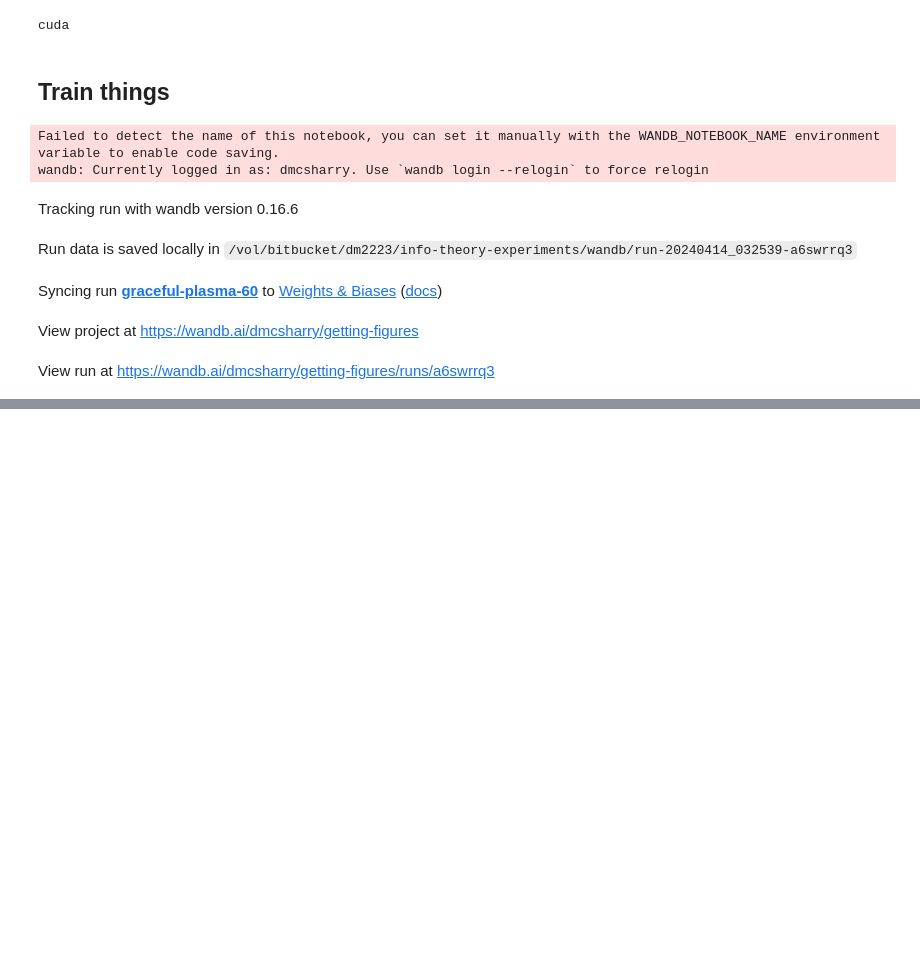
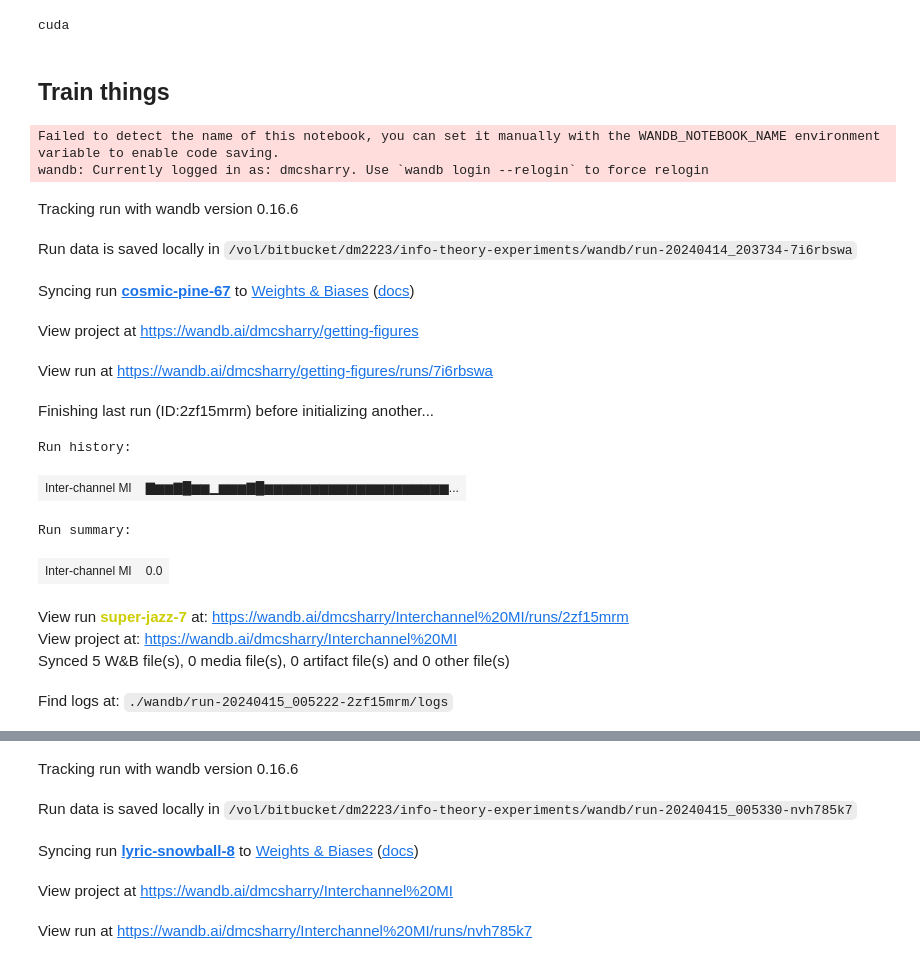
Before and after one commit to David-McSharry/info-theory-experiments, a Jupyter notebook: many_down_critics_ecog.ipynb, the cells around one changed output, grey strips where cells are left out. Saved outputs shown, nothing was run; the diff lists cells and outputs as text; code cells hidden in the pictures; blank space fills up the shorter version.

Commit message:
added MI test between channels

```diff
--- a/many_down_critics_ecog.ipynb
+++ b/many_down_critics_ecog.ipynb
@@ -115,6 +154,6 @@ class DownwardCritic(nn.Module):
 # %%
 config = {
-    "batch_size": 1000,
+    "batch_size": 5000,
     "num_atoms": 64,
     "feature_size": 1,
     "clip": 5,
@@ -185,7 +224,7 @@ for dc in downward_critics:
 ## TRAIN FEATURE NETWORK
 ##
 
-epochs = 10
+epochs = 5
 
 for _ in tqdm.tqdm(range(epochs), desc='Training'):
     for batch_num, batch in enumerate(trainloader):
@@ -249,7 +288,7 @@ for _ in tqdm.tqdm(range(epochs), desc='Training'):
 Failed to detect the name of this notebook, you can set it manually with the WANDB_NOTEBOOK_NAME environment variable to enable code saving.
 wandb: Currently logged in as: dmcsharry. Use `wandb login --relogin` to force relogin
 Tracking run with wandb version 0.16.6
-Run data is saved locally in /vol/bitbucket/dm2223/info-theory-experiments/wandb/run-20240414_032539-a6swrrq3
+Run data is saved locally in /vol/bitbucket/dm2223/info-theory-experiments/wandb/run-20240414_203734-7i6rbswa
-Syncing run graceful-plasma-60 to Weights & Biases (docs)
+Syncing run cosmic-pine-67 to Weights & Biases (docs)
 View project at https://wandb.ai/dmcsharry/getting-figures
-View run at https://wandb.ai/dmcsharry/getting-figures/runs/a6swrrq3
+View run at https://wandb.ai/dmcsharry/getting-figures/runs/7i6rbswa
@@ -259,0 +295,51 @@ torch.save(feature_network.state_dict(), "promising_hmmm_f.pth")
+# %%
+
+##
+## Finding the MI between different channels
+##
+
+dataset = torch.load("data/ecog_data_pairs.pth")
+trainloader = torch.utils.data.DataLoader(dataset, batch_size=2000, shuffle=False)
+
+wandb.init(project="Interchannel MI")
+
+channel_critic = NoSpectralDownwardCritic(
+    feature_size=1, # replacing the feature with a channel which is dim 1
+    critic_output_size=8,
+    hidden_sizes_v_critic=[64, 512, 1028, 512],
+    hidden_sizes_xi_critic=[64, 512, 1028, 512],
+    include_bias=True
+).to(device)
+
+channel_critic_optim = torch.optim.Adam(channel_critic.parameters(), lr=1e-5, weight_decay=1e-6)
+
+epochs = 20
+
+channels = (1,2)
+
+for _ in tqdm.tqdm(range(epochs), desc='Training a SMILE estimator for interchannel MI'):
+    for batch_num, batch in enumerate(trainloader):
+        x0 = batch[:, 0].to(device).float()
+        x1 = batch[:, 1].to(device).float()
+
+        channel_i = x0[:, channels[0]].unsqueeze(1)
+        channel_j = x0[:, channels[1]].unsqueeze(1)
+
+        scores = channel_critic(channel_j, channel_i)
+        MI = estimate_mutual_information('smile', scores, clip=1)
+        loss = -MI
+        loss.backward()
+        channel_critic_optim.step()
+        wandb.log({
+            "Inter-channel MI": MI
+        })
+# %% [output]
+Finishing last run (ID:2zf15mrm) before initializing another...
+Run history:
+| Inter-channel MI | ▇▆▆▇█▆▆▁▆▆▆▇█▆▆▆▆▆▆▆▆▆▆▆▆▆▆▆▆▆▆▆▆... |
+Run summary:
+| Inter-channel MI | 0.0 |
+View run super-jazz-7 at: https://wandb.ai/dmcsharry/Interchannel%20MI/runs/2zf15mrm
+View project at: https://wandb.ai/dmcsharry/Interchannel%20MI
+Synced 5 W&B file(s), 0 media file(s), 0 artifact file(s) and 0 other file(s)
+Find logs at: ./wandb/run-20240415_005222-2zf15mrm/logs
@@ -260 +347,6 @@ torch.save(feature_network.state_dict(), "promising_hmmm_f.pth")
+Tracking run with wandb version 0.16.6
+Run data is saved locally in /vol/bitbucket/dm2223/info-theory-experiments/wandb/run-20240415_005330-nvh785k7
+Syncing run lyric-snowball-8 to Weights & Biases (docs)
+View project at https://wandb.ai/dmcsharry/Interchannel%20MI
+View run at https://wandb.ai/dmcsharry/Interchannel%20MI/runs/nvh785k7
 # %%
```
Also changed, not shown: parts of 4 cells of this notebook.
